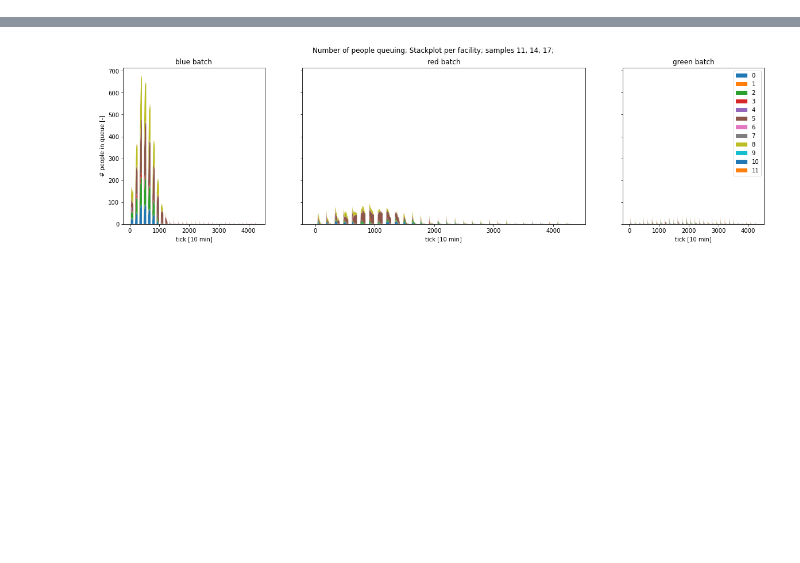
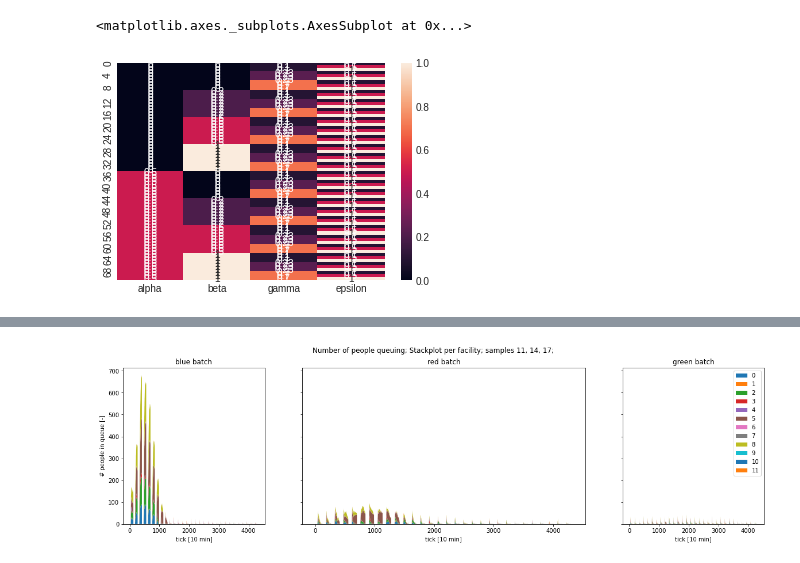
Before and after one commit to daanieo/FATM_ABM, a Jupyter notebook: results/sampling_base/Interpretation.ipynb, the cells around one changed output, grey strips where cells are left out. Saved outputs shown, nothing was run; the diff lists cells and outputs as text; code cells hidden in the pictures; blank space fills up the shorter version.

```diff
--- a/results/sampling_base/Interpretation.ipynb
+++ b/results/sampling_base/Interpretation.ipynb
@@ -72,0 +101,9 @@ plt.xticks([1.1,2.1,3.1,4.1],["alpha","beta","gamma","epsilon"]);
+# %%
+input_vars = input_vars.iloc[:,1:]
+# %%
+input_vars["gamma"] = input_vars["gamma"] / 30
+# %%
+sns.heatmap(input_vars.loc[:,'alpha':], annot=True)
+# %% [output]
+<matplotlib.axes._subplots.AxesSubplot at 0x...>
+[figure, added]
```
Also changed, not shown: parts of 6 cells of this notebook, 1 other file.
